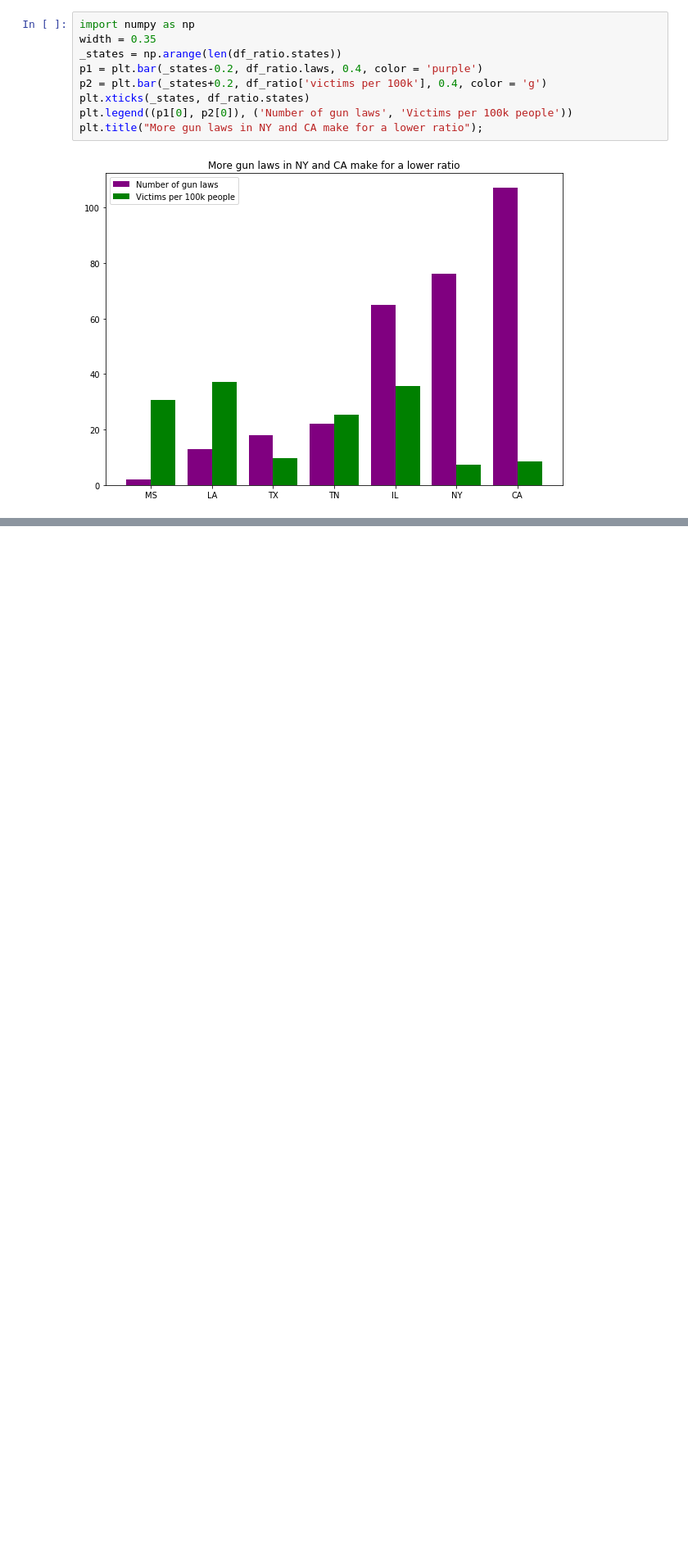
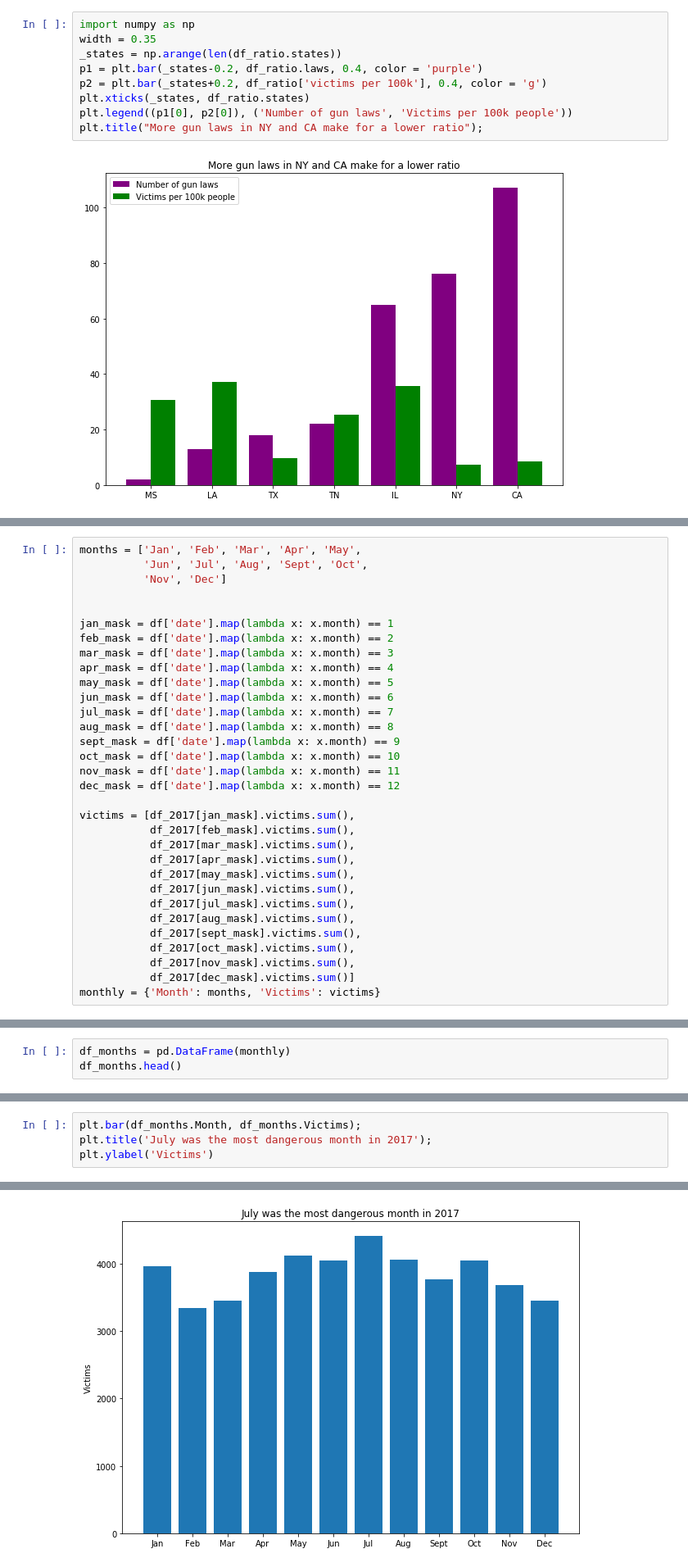
Before and after one commit to joshdsolis/Project-1, a Jupyter notebook: Project 1.ipynb, the cells around one changed output, grey strips where cells are left out. Shown at 82% size. Cells and saved outputs as stored; diff of their text form; blank space fills up the shorter version.

```diff
--- a/Project 1.ipynb
+++ b/Project 1.ipynb
@@ -676,0 +683,32 @@ sns.barplot(df_ratio.states, )
+# %%
+months = ['Jan', 'Feb', 'Mar', 'Apr', 'May',
+          'Jun', 'Jul', 'Aug', 'Sept', 'Oct',
+          'Nov', 'Dec']
+
+
+jan_mask = df['date'].map(lambda x: x.month) == 1
+feb_mask = df['date'].map(lambda x: x.month) == 2
+mar_mask = df['date'].map(lambda x: x.month) == 3
+apr_mask = df['date'].map(lambda x: x.month) == 4
+may_mask = df['date'].map(lambda x: x.month) == 5
+jun_mask = df['date'].map(lambda x: x.month) == 6
+jul_mask = df['date'].map(lambda x: x.month) == 7
+aug_mask = df['date'].map(lambda x: x.month) == 8
+sept_mask = df['date'].map(lambda x: x.month) == 9
+oct_mask = df['date'].map(lambda x: x.month) == 10
+nov_mask = df['date'].map(lambda x: x.month) == 11
+dec_mask = df['date'].map(lambda x: x.month) == 12
+
+victims = [df_2017[jan_mask].victims.sum(),
+           df_2017[feb_mask].victims.sum(),
+           df_2017[mar_mask].victims.sum(),
+           df_2017[apr_mask].victims.sum(),
+           df_2017[may_mask].victims.sum(),
+           df_2017[jun_mask].victims.sum(),
+           df_2017[jul_mask].victims.sum(),
+           df_2017[aug_mask].victims.sum(),
+           df_2017[sept_mask].victims.sum(),
+           df_2017[oct_mask].victims.sum(),
+           df_2017[nov_mask].victims.sum(),
+           df_2017[dec_mask].victims.sum()]
+monthly = {'Month': months, 'Victims': victims}
@@ -676,0 +733,3 @@ sns.barplot(df_ratio.states, )
+# %%
+df_months = pd.DataFrame(monthly)
+df_months.head()
@@ -676,0 +743,5 @@ sns.barplot(df_ratio.states, )
+# %%
+plt.bar(df_months.Month, df_months.Victims);
+plt.title('July was the most dangerous month in 2017');
+plt.ylabel('Victims')
+# %% [output]
@@ -676,0 +749 @@ sns.barplot(df_ratio.states, )
+[figure, added]
```
Also changed, not shown: parts of 11 cells of this notebook.
